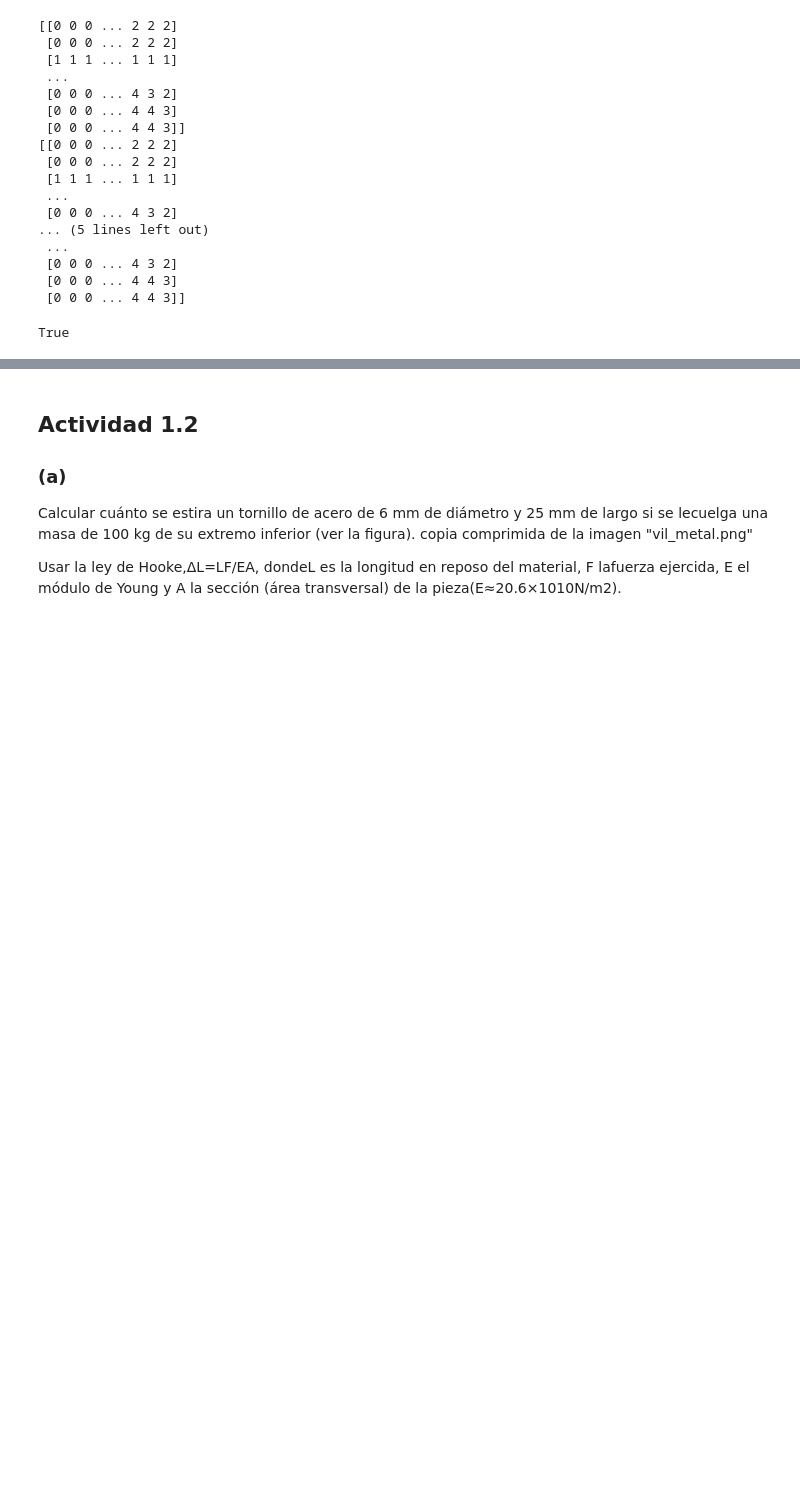
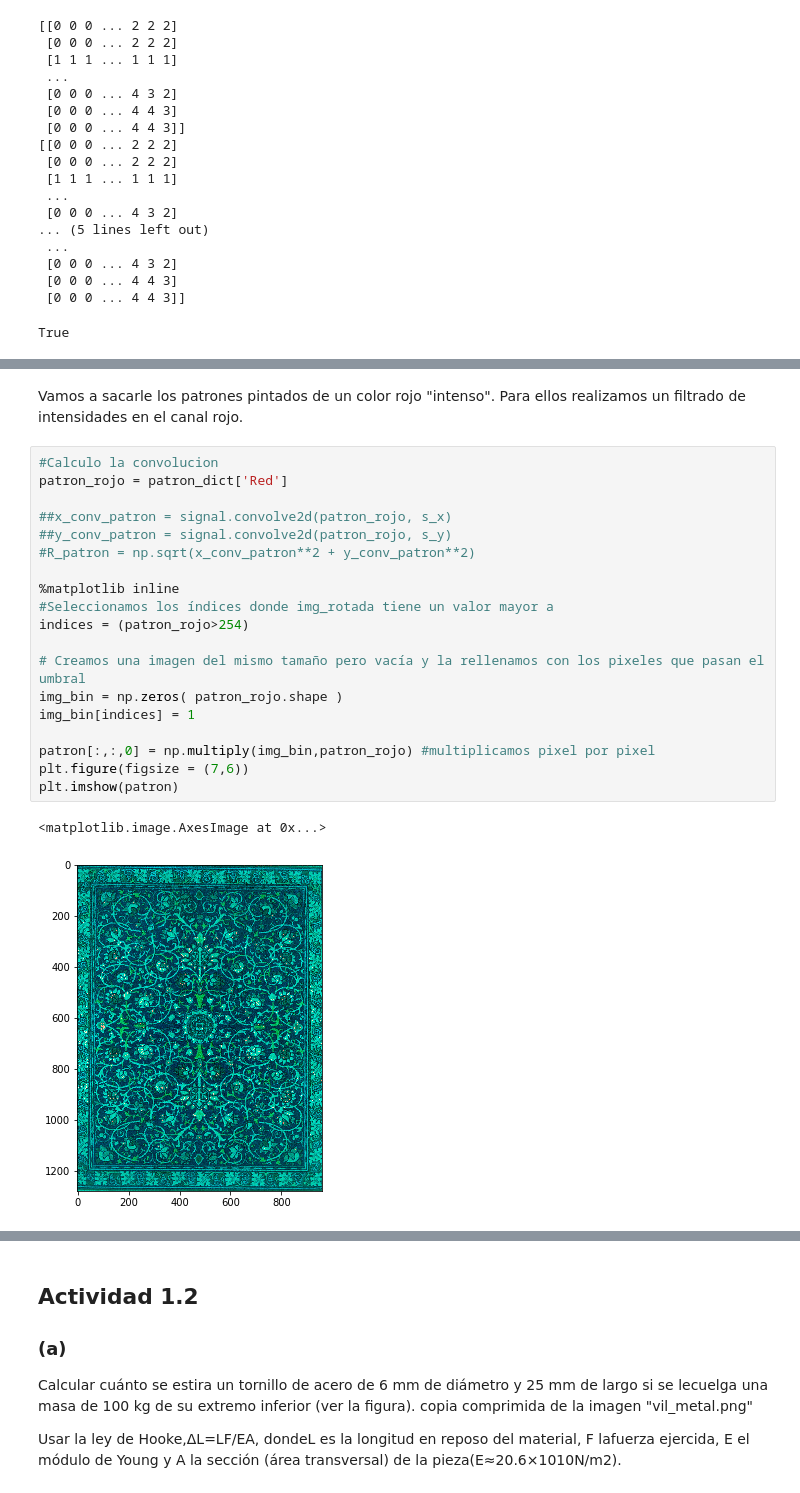
Before and after one commit to LunaKadysz/Laboratorio-4, a Jupyter notebook: Practica1/Practic1.ipynb, the cells around one changed output, grey strips where cells are left out. Saved outputs shown, nothing was run; the diff lists cells and outputs as text; blank space fills up the shorter version.

```diff
--- a/Practica1/Practic1.ipynb
+++ b/Practica1/Practic1.ipynb
@@ -326,0 +354,24 @@ True
+# %% [markdown]
+Vamos a sacarle los patrones pintados de un color rojo "intenso". Para ellos realizamos un filtrado de intensidades en el canal rojo.
+# %%
+#Calculo la convolucion
+patron_rojo = patron_dict['Red']
+
+##x_conv_patron = signal.convolve2d(patron_rojo, s_x)
+##y_conv_patron = signal.convolve2d(patron_rojo, s_y)
+#R_patron = np.sqrt(x_conv_patron**2 + y_conv_patron**2)
+
+%matplotlib inline
+#Seleccionamos los índices donde img_rotada tiene un valor mayor a
+indices = (patron_rojo>254)
+
+# Creamos una imagen del mismo tamaño pero vacía y la rellenamos con los pixeles que pasan el umbral
+img_bin = np.zeros( patron_rojo.shape )
+img_bin[indices] = 1
+
+patron[:,:,0] = np.multiply(img_bin,patron_rojo) #multiplicamos pixel por pixel
+plt.figure(figsize = (7,6))
+plt.imshow(patron)
+# %% [output]
+<matplotlib.image.AxesImage at 0x...>
+[figure, added]
```
Also changed, not shown: parts of 4 cells of this notebook, 1 other file.
